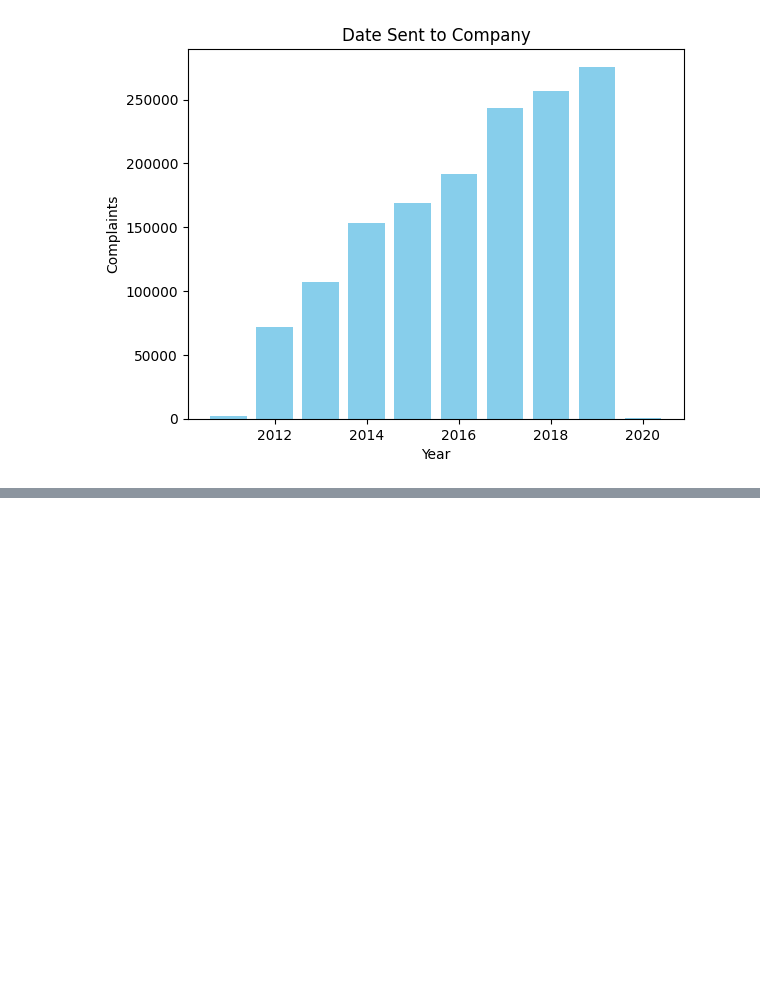
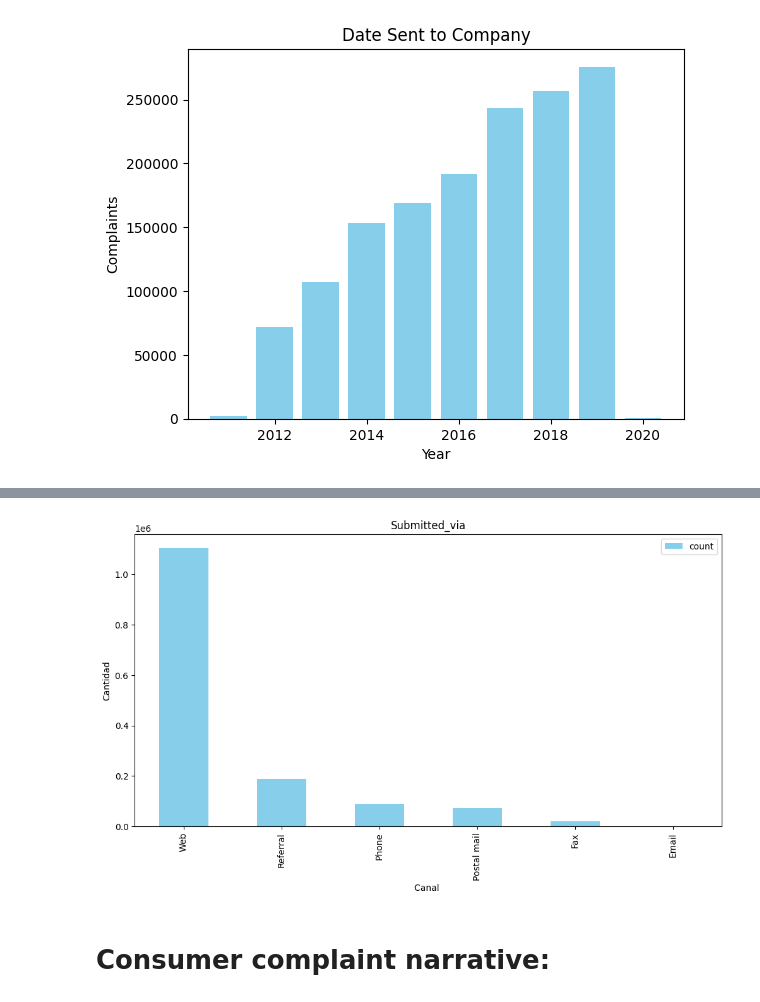
Before and after one commit to JonathanCamposLoz/Entrega_big_data, a Jupyter notebook: Analisis Descriptivo/Descrptivo Nini Y.ipynb, the cells around one changed output, grey strips where cells are left out. Saved outputs shown, nothing was run; the diff lists cells and outputs as text; code cells hidden in the pictures; blank space fills up the shorter version.

```diff
--- a/Analisis Descriptivo/Descrptivo Nini Y.ipynb
+++ b/Analisis Descriptivo/Descrptivo Nini Y.ipynb
@@ -551,0 +667,3 @@ plt.show()
+# %%
+via = pd.DataFrame(df_data['Submitted via'].value_counts())
+via
@@ -551,0 +679,13 @@ plt.show()
+# %%
+plot =via.head(40).plot(kind='bar', title='Submitted_via', figsize=(12,6), color='skyblue')
+
+# Agrega etiquetas al eje x e y
+plt.xlabel('Canal ')  # Puedes cambiar 'Índice' por la etiqueta adecuada
+plt.ylabel('Cantidad')
+
+# Muestra la gráfica
+plt.show()
+# %% [output]
+[figure, added]
+# %% [markdown]
+# Consumer complaint narrative:
```
Also changed, not shown: parts of 28 cells of this notebook.
